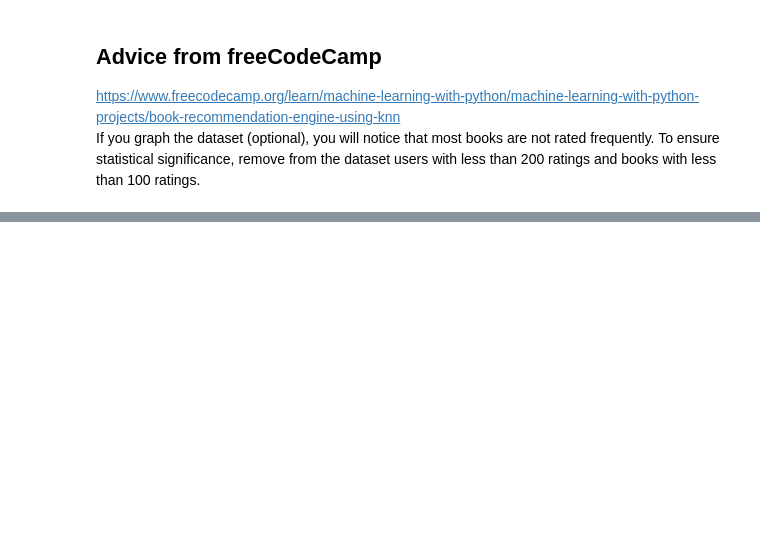
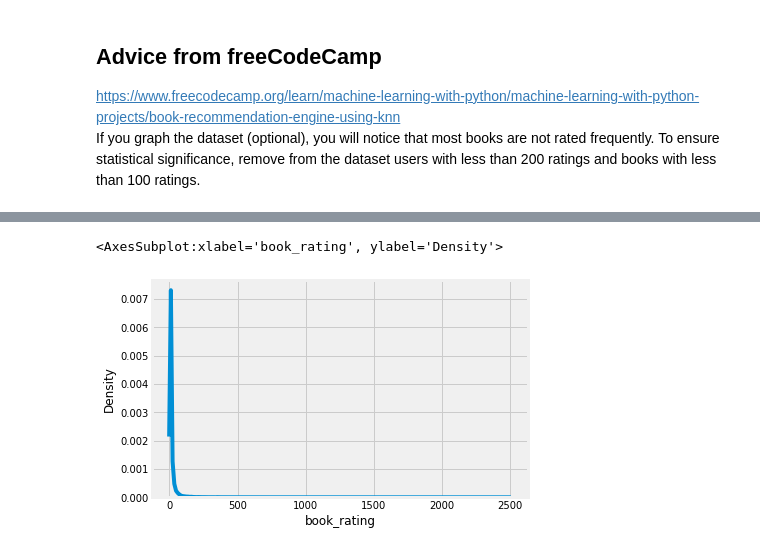
Before and after one commit to amrirasyidi/book_recommendation, a Jupyter notebook: fcc_book_recc_model.ipynb, the cells around one changed output, grey strips where cells are left out. Drawn from its saved outputs; the diff is of its cells as text; code cells hidden in the pictures; blank space fills up the shorter version.

```diff
--- a/fcc_book_recc_model.ipynb
+++ b/fcc_book_recc_model.ipynb
@@ -49,0 +75,16 @@ user_stat = pd.pivot_table(
+# %%
+# Find how many books have each users read
+book_stat = pd.pivot_table(
+    data = df,
+    values = 'book_rating',
+    index = 'isbn',
+    aggfunc= 'count'
+).reset_index()
+# %%
+sns.kdeplot(
+    data = book_stat['book_rating'],
+    # orient='h'
+)
+# %% [output]
+<AxesSubplot:xlabel='book_rating', ylabel='Density'>
+[figure, added]
```
Also changed, not shown: parts of 17 cells of this notebook, 1 other file.
